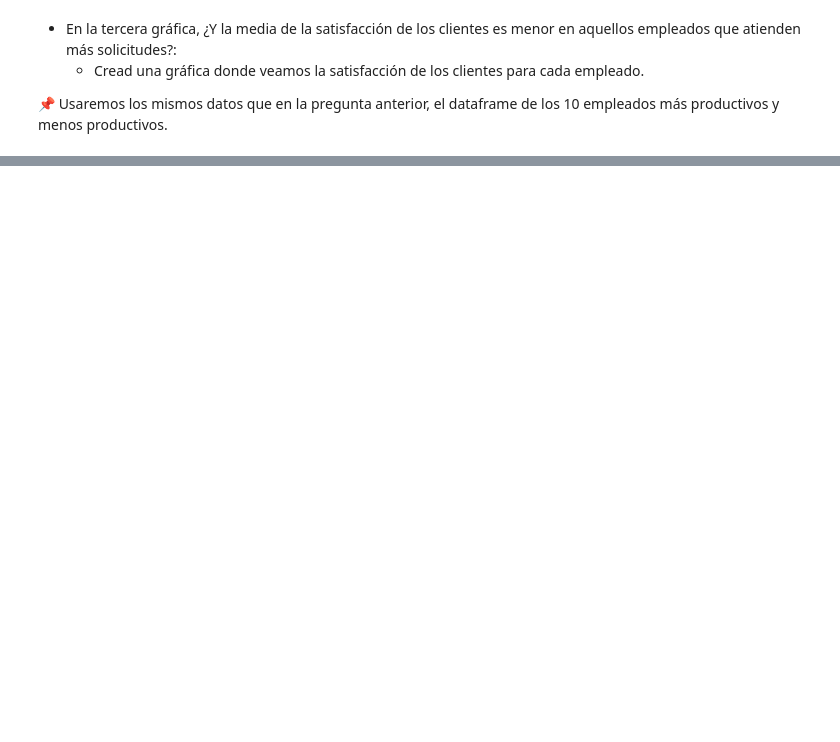
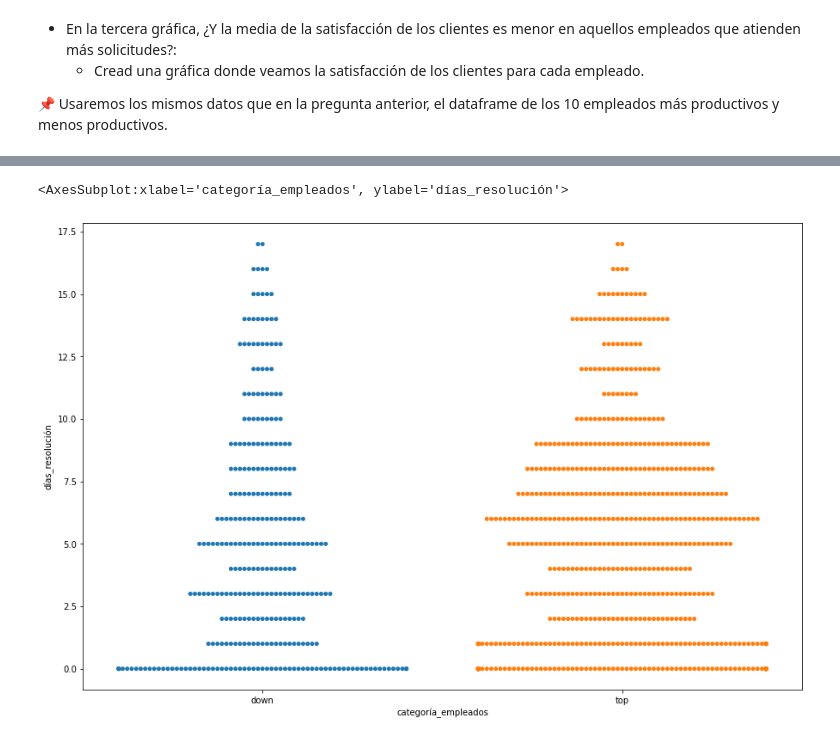
Before and after one commit to Adalab/promo_d_da_modulo2_sprint2_Cristina-Paloma, a Jupyter notebook: EDA/EDA-3.ipynb, the cells around one changed output, grey strips where cells are left out. Cells and saved outputs as stored; diff of their text form; code cells hidden in the pictures; blank space fills up the shorter version.

```diff
--- a/EDA/EDA-3.ipynb
+++ b/EDA/EDA-3.ipynb
@@ -207,0 +317,5 @@ sns.countplot(x = 'id_empleado', hue = 'satisfacción', data = employees_final)
+# %%
+sns.swarmplot(x = 'categoría_empleados', y = 'días_resolución', data = employees_final)
+# %% [output]
+<AxesSubplot:xlabel='categoría_empleados', ylabel='días_resolución'>
+[figure, added]
```
Also changed, not shown: parts of 24 cells of this notebook, 3 other files.
